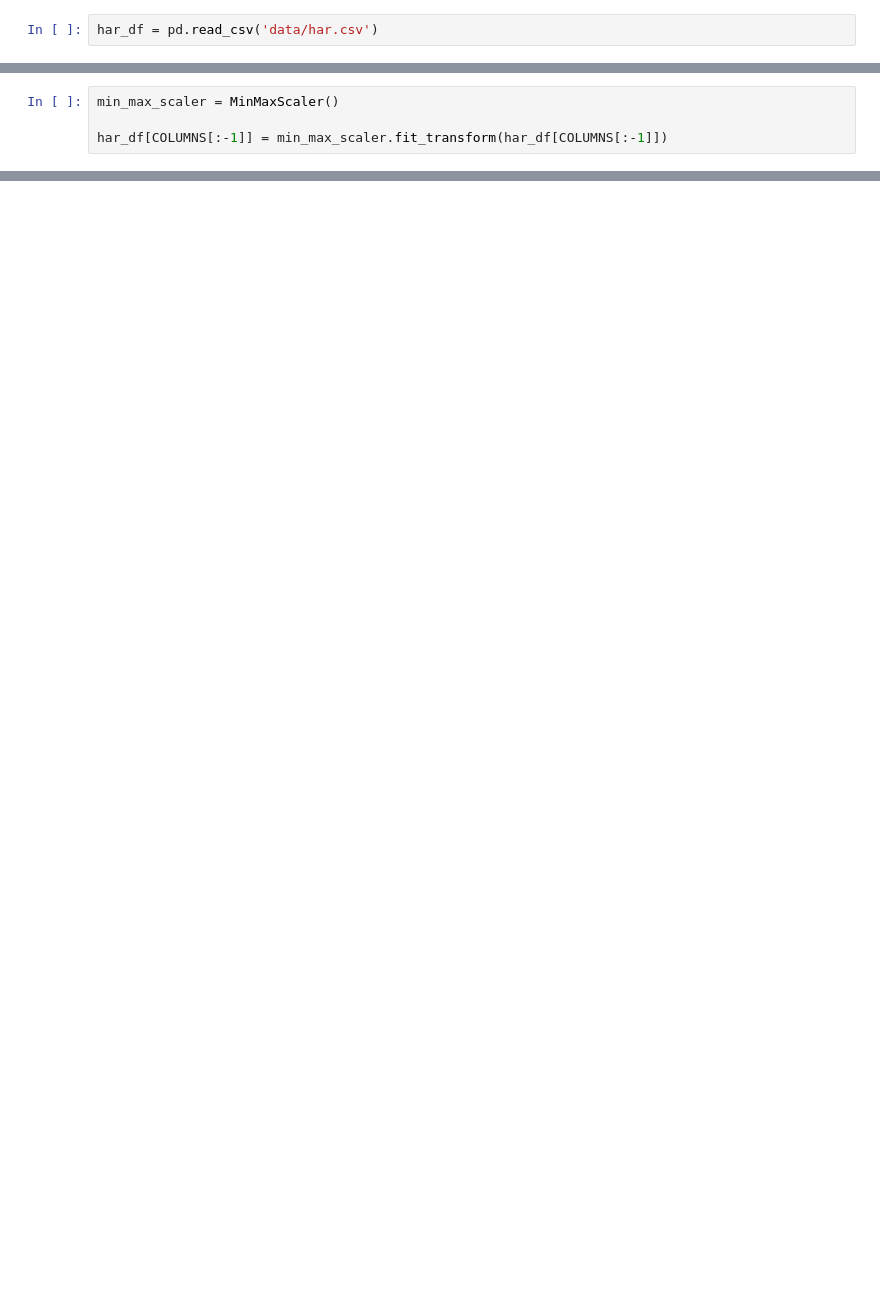
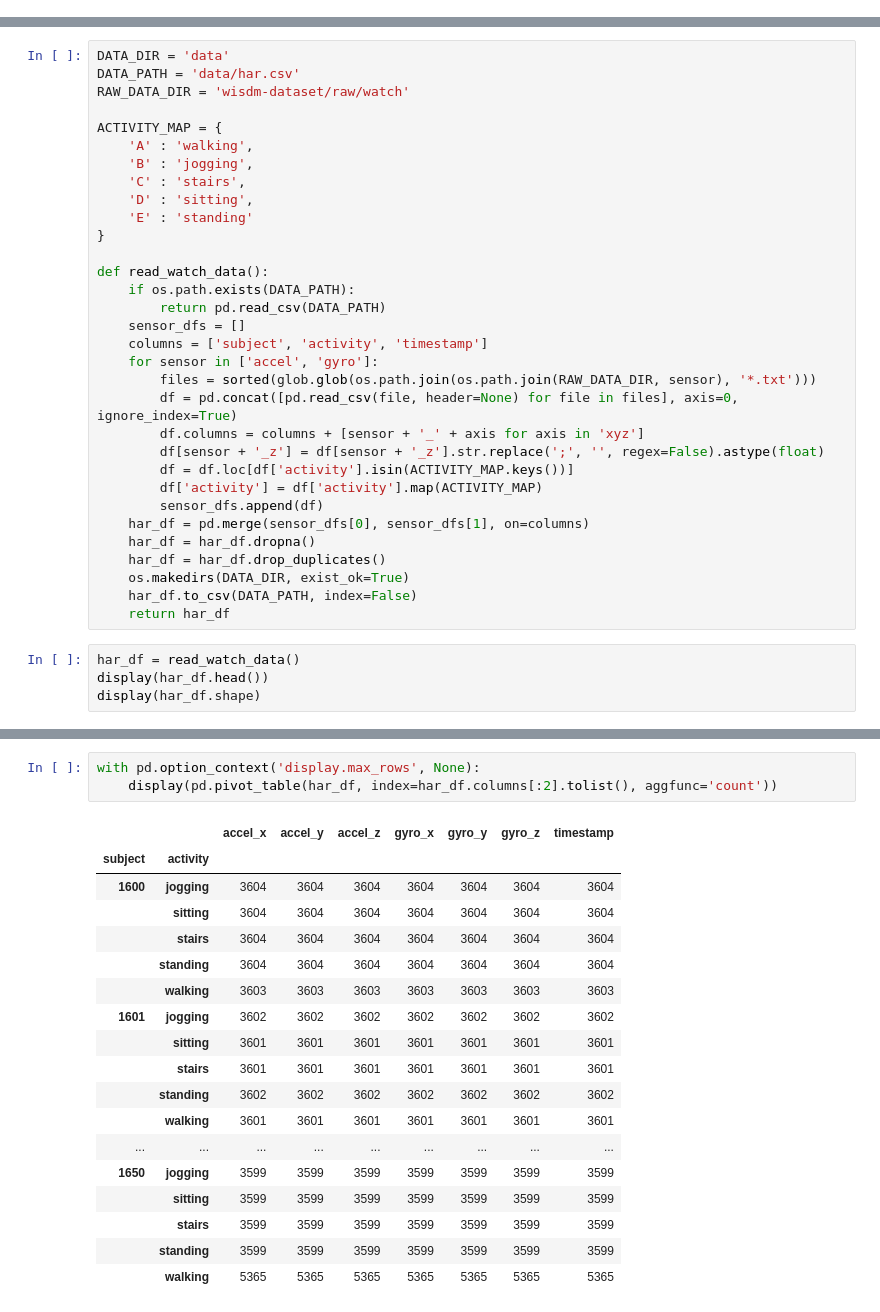
Before and after one commit to rayed-therap/human-activity-recognition-smartwartch, a Jupyter notebook: har.ipynb, the cells around one changed output, grey strips where cells are left out. Saved outputs shown, nothing was run; the diff lists cells and outputs as text; blank space fills up the shorter version.

```diff
--- a/har.ipynb
+++ b/har.ipynb
@@ -11,2 +0,0 @@ COLUMNS = ['accel_x', 'accel_y', 'accel_z', 'gyro_x', 'gyro_y', 'gyro_z', 'label
-# %%
-har_df = pd.read_csv('data/har.csv')
@@ -16,4 +0,0 @@ har_df['label'] = label_encoder.fit_transform(har_df.activity)
-# %%
-min_max_scaler = MinMaxScaler()
-
-har_df[COLUMNS[:-1]] = min_max_scaler.fit_transform(har_df[COLUMNS[:-1]])
@@ -141,0 +35,36 @@ save('data/y_test', y_test)
+# %%
+DATA_DIR = 'data'
+DATA_PATH = 'data/har.csv'
+RAW_DATA_DIR = 'wisdm-dataset/raw/watch'
+
+ACTIVITY_MAP = {
+    'A' : 'walking',
+    'B' : 'jogging',
+    'C' : 'stairs',
+    'D' : 'sitting',
+    'E' : 'standing'
+}
+
+def read_watch_data():
+    if os.path.exists(DATA_PATH):
+        return pd.read_csv(DATA_PATH)
+    sensor_dfs = []
+    columns = ['subject', 'activity', 'timestamp']
+    for sensor in ['accel', 'gyro']:
+        files = sorted(glob.glob(os.path.join(os.path.join(RAW_DATA_DIR, sensor), '*.txt')))
+        df = pd.concat([pd.read_csv(file, header=None) for file in files], axis=0, ignore_index=True)
+        df.columns = columns + [sensor + '_' + axis for axis in 'xyz']
+        df[sensor + '_z'] = df[sensor + '_z'].str.replace(';', '', regex=False).astype(float)
+        df = df.loc[df['activity'].isin(ACTIVITY_MAP.keys())]
+        df['activity'] = df['activity'].map(ACTIVITY_MAP)
+        sensor_dfs.append(df)
+    har_df = pd.merge(sensor_dfs[0], sensor_dfs[1], on=columns)
+    har_df = har_df.dropna()
+    har_df = har_df.drop_duplicates()
+    os.makedirs(DATA_DIR, exist_ok=True)
+    har_df.to_csv(DATA_PATH, index=False)
+    return har_df
+# %%
+har_df = read_watch_data()
+display(har_df.head())
+display(har_df.shape)
@@ -141,0 +98,22 @@ save('data/y_test', y_test)
+# %%
+with pd.option_context('display.max_rows', None):
+    display(pd.pivot_table(har_df, index=har_df.columns[:2].tolist(), aggfunc='count'))
+# %% [output]
+|  |  | accel_x | accel_y | accel_z | gyro_x | gyro_y | gyro_z | timestamp |
+| subject | activity |  |  |  |  |  |  |  |
+| 1600 | jogging | 3604 | 3604 | 3604 | 3604 | 3604 | 3604 | 3604 |
+|  | sitting | 3604 | 3604 | 3604 | 3604 | 3604 | 3604 | 3604 |
+|  | stairs | 3604 | 3604 | 3604 | 3604 | 3604 | 3604 | 3604 |
+|  | standing | 3604 | 3604 | 3604 | 3604 | 3604 | 3604 | 3604 |
+|  | walking | 3603 | 3603 | 3603 | 3603 | 3603 | 3603 | 3603 |
+| 1601 | jogging | 3602 | 3602 | 3602 | 3602 | 3602 | 3602 | 3602 |
+|  | sitting | 3601 | 3601 | 3601 | 3601 | 3601 | 3601 | 3601 |
+|  | stairs | 3601 | 3601 | 3601 | 3601 | 3601 | 3601 | 3601 |
+|  | standing | 3602 | 3602 | 3602 | 3602 | 3602 | 3602 | 3602 |
+|  | walking | 3601 | 3601 | 3601 | 3601 | 3601 | 3601 | 3601 |
+| ... | ... | ... | ... | ... | ... | ... | ... | ... |
+| 1650 | jogging | 3599 | 3599 | 3599 | 3599 | 3599 | 3599 | 3599 |
+|  | sitting | 3599 | 3599 | 3599 | 3599 | 3599 | 3599 | 3599 |
+|  | stairs | 3599 | 3599 | 3599 | 3599 | 3599 | 3599 | 3599 |
+|  | standing | 3599 | 3599 | 3599 | 3599 | 3599 | 3599 | 3599 |
+|  | walking | 5365 | 5365 | 5365 | 5365 | 5365 | 5365 | 5365 |
```
Also changed, not shown: parts of 37 cells of this notebook, 10 other files.
